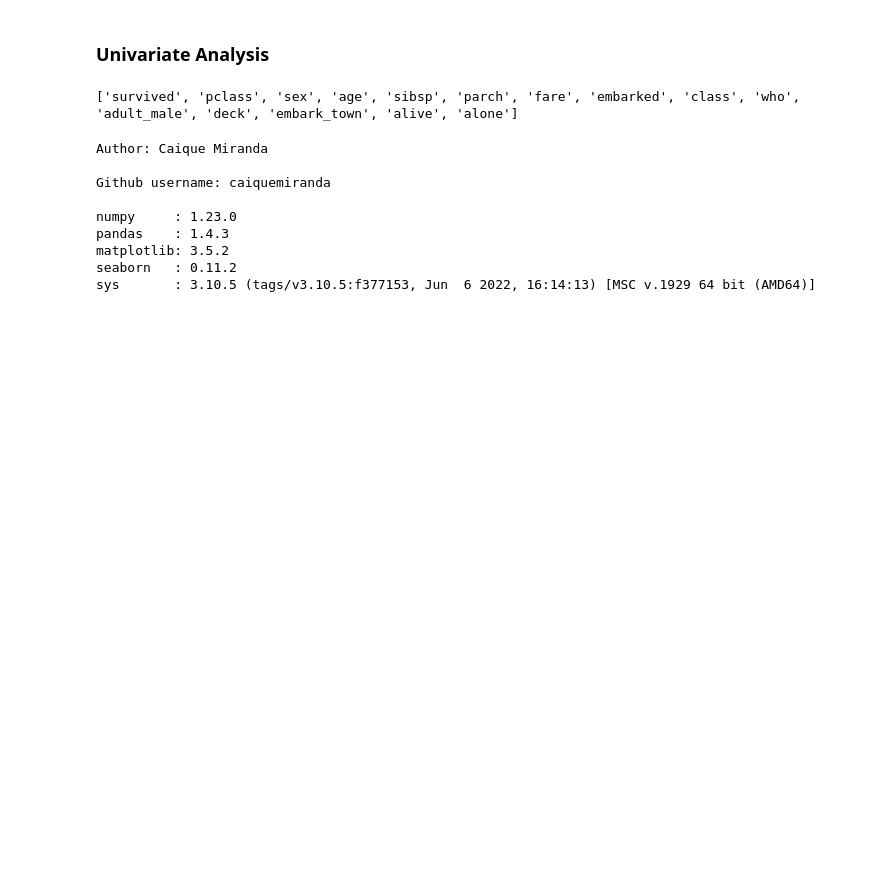
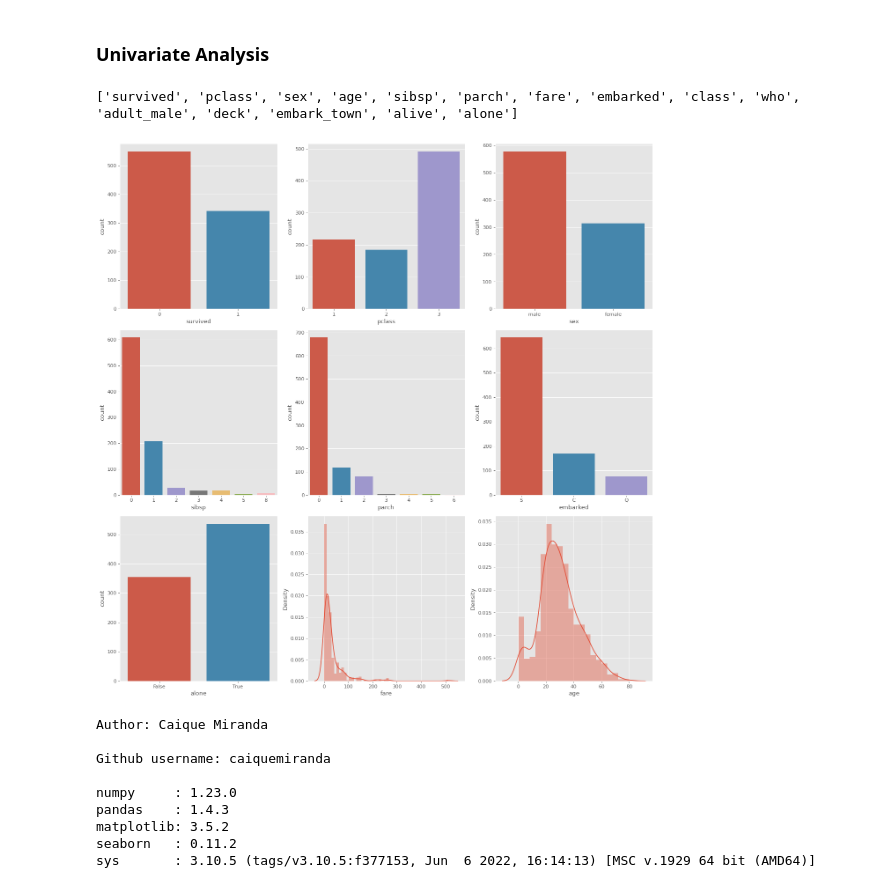
Before and after one commit to caiquemiranda/data-visualization-python, a Jupyter notebook: 10-analysis-visualization-titanic-dataset.ipynb, the cells around one changed output. Drawn from its saved outputs; the diff is of its cells as text; code cells hidden in the pictures; blank space fills up the shorter version.

```diff
--- a/10-analysis-visualization-titanic-dataset.ipynb
+++ b/10-analysis-visualization-titanic-dataset.ipynb
@@ -116,6 +116,44 @@ sns.heatmap(corrmat);
 print(list(cols))
 # %% [output]
 ['survived', 'pclass', 'sex', 'age', 'sibsp', 'parch', 'fare', 'embarked', 'class', 'who', 'adult_male', 'deck', 'embark_town', 'alive', 'alone']
+# %%
+fig, ax = plt.subplots(3,                     # columns
+                       3,                     # rows
+                       figsize = (16, 16))    # size
+
+sns.countplot('survived',
+              data = titanic,
+              ax = ax[0][0])
+sns.countplot('pclass',
+              data = titanic,
+              ax = ax[0][1])
+sns.countplot('sex',
+              data = titanic,
+              ax = ax[0][2])
+sns.countplot('sibsp',
+              data = titanic,
+              ax = ax[1][0])
+sns.countplot('parch',
+              data = titanic,
+              ax = ax[1][1])
+sns.countplot('embarked',
+              data = titanic,
+              ax = ax[1][2])
+sns.countplot('alone',
+              data = titanic,
+              ax = ax[2][0])
+
+sns.distplot(titanic['fare'],
+            kde = True,
+            ax = ax[2][1])
+
+sns.distplot(titanic['age'],
+            kde = True,
+            ax = ax[2][2])
+
+plt.tight_layout();
+# %% [output]
+[figure, added]
 # %%
 %reload_ext watermark
 %watermark -a "Caique Miranda" -gu "caiquemiranda" -iv
```
